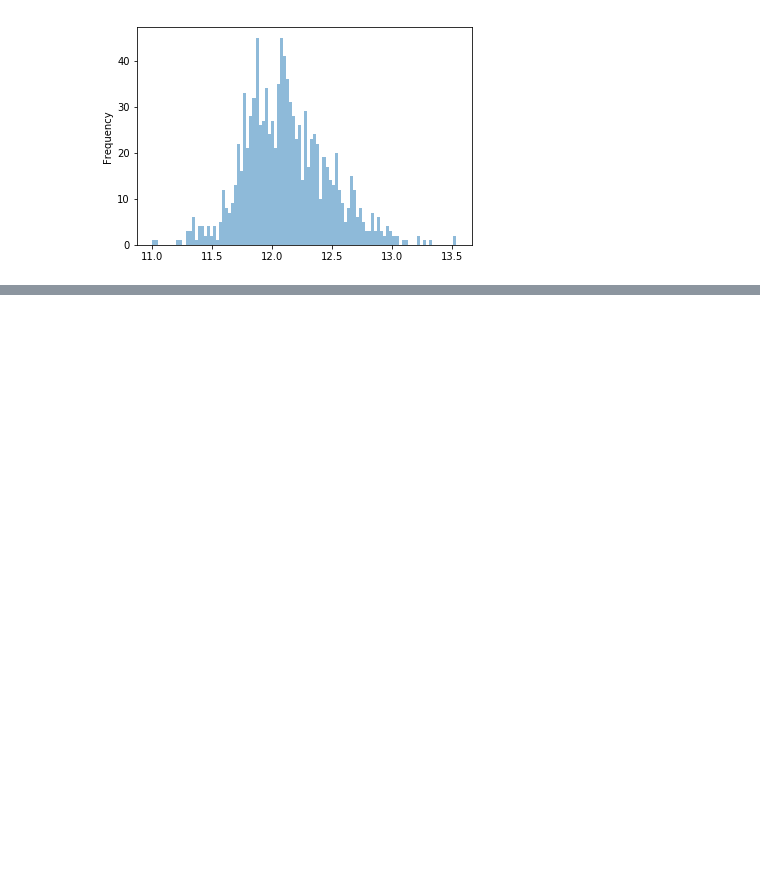
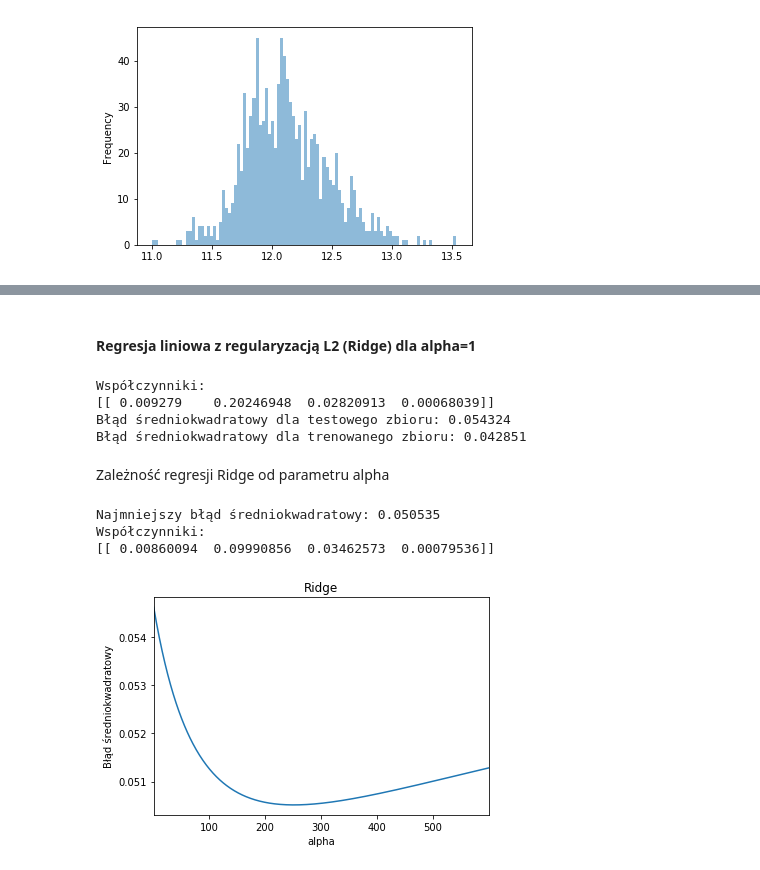
Before and after one commit to ljaneczk/MOwNiT2, a Jupyter notebook: lab9/Lab9_Regresja.ipynb, the cells around one changed output, grey strips where cells are left out. Saved outputs shown, nothing was run; the diff lists cells and outputs as text; code cells hidden in the pictures; blank space fills up the shorter version.

```diff
--- a/lab9/Lab9_Regresja.ipynb
+++ b/lab9/Lab9_Regresja.ipynb
@@ -249,0 +348,41 @@ my_data["SalePrice"].plot.hist(bins=100, alpha=0.5)
+# %% [markdown]
+#### Regresja liniowa z regularyzacją L2 (Ridge) dla alpha=1
+# %%
+ridge_regression = linear_model.Ridge(alpha=1)
+ridge_regression.fit(x_train, y_train)
+ridge_y_pred = lasso_regression.predict(x_test)
+
+print('Współczynniki: ', ridge_regression.coef_, sep="\n")
+print("Błąd średniokwadratowy dla testowego zbioru: %.6f"
+      % metrics.mean_squared_error(y_test,ridge_y_pred))
+
+ridge_y_pred = ridge_regression.predict(x_train)
+print("Błąd średniokwadratowy dla trenowanego zbioru: %.6f"
+      % metrics.mean_squared_error(y_train,ridge_y_pred))
+# %% [output]
+Współczynniki:
+[[ 0.009279    0.20246948  0.02820913  0.00068039]]
+Błąd średniokwadratowy dla testowego zbioru: 0.054324
+Błąd średniokwadratowy dla trenowanego zbioru: 0.042851
+# %% [markdown]
+Zależność regresji Ridge od parametru alpha
+# %%
+alphas = range(1,600)
+ridges = [metrics.mean_squared_error(linear_model.Ridge(alpha=alpha).fit(x_train,y_train).predict(x_test),y_test)
+            for alpha in alphas]
+
+ridges_series = Series(ridges, index = alphas)
+ridges_series.plot(title = "Ridge")
+plt.xlabel("alpha")
+plt.ylabel("Błąd średniokwadratowy")
+print("Najmniejszy błąd średniokwadratowy: %.6f"
+      % metrics.mean_squared_error(linear_model.Ridge(alpha=220).fit(x_train,y_train).predict(x_test),y_test))
+
+ridge_good_regression = linear_model.Ridge(alpha=220)
+ridge_good_regression.fit(x_train,y_train)
+print("Współczynniki: ", ridge_good_regression.coef_, sep="\n")
+# %% [output]
+Najmniejszy błąd średniokwadratowy: 0.050535
+Współczynniki:
+[[ 0.00860094  0.09990856  0.03462573  0.00079536]]
+[figure, added]
```
Also changed, not shown: parts of 13 cells of this notebook.
